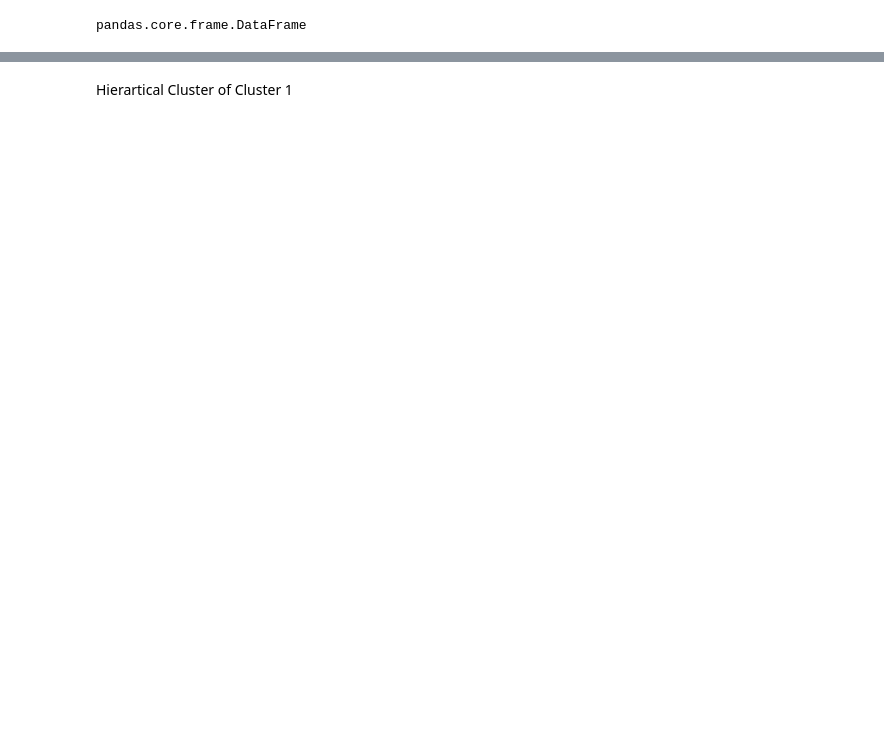
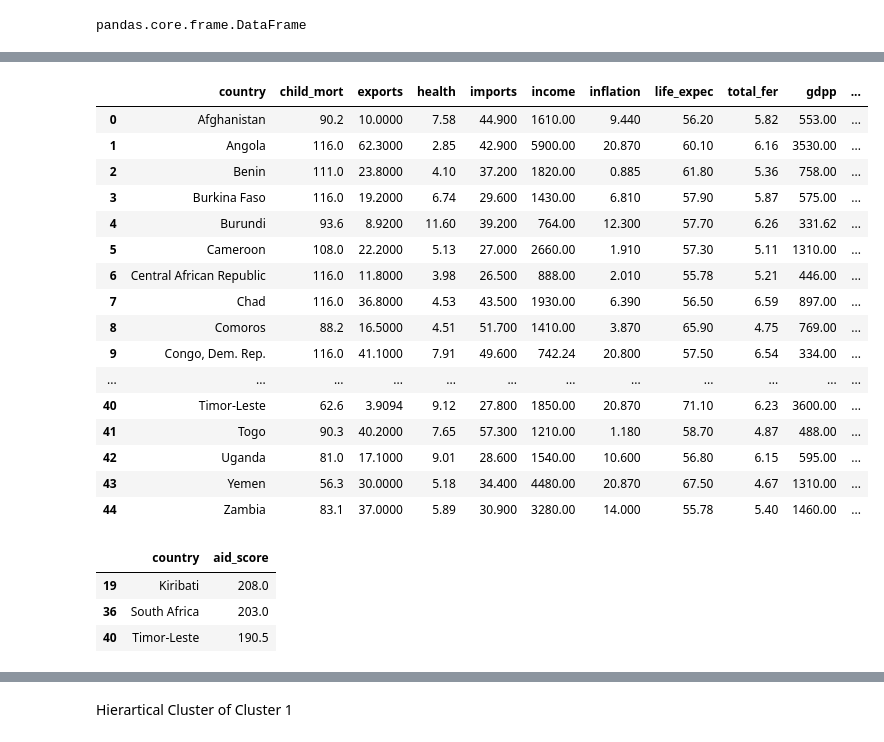
Before and after one commit to bytesbyt/ds_help_country, a Jupyter notebook: country.ipynb, the cells around one changed output, grey strips where cells are left out. Cells and saved outputs as stored; diff of their text form; code cells hidden in the pictures; blank space fills up the shorter version.

```diff
--- a/country.ipynb
+++ b/country.ipynb
@@ -475,3 +477,45 @@ cluster_1_df
+# %%
+# Normalize and rank compound scores (higher score = more need for aid)
+
+cluster_1_df['aid_score'] = (
+    cluster_1_df['child_mort'].rank(ascending=False) +  # Higher child mortality means more aid needed
+    cluster_1_df['gdpp'].rank(ascending=True) +  # Lower GDP per capita means more aid needed
+    cluster_1_df['income'].rank(ascending=True) +  # Lower income means more aid needed
+    cluster_1_df['life_expec'].rank(ascending=True) +  # Lower life expectancy means more aid needed
+    cluster_1_df['health'].rank(ascending=True) +  # Lower health expenditure means more aid needed
+    cluster_1_df['inflation'].rank(ascending=False)  # Higher inflation means more aid needed
+)
+
+cluster_1_df
+# %% [output]
+|  | country | child_mort | exports | health | imports | income | inflation | life_expec | total_fer | gdpp | ... |
+| 0 | Afghanistan | 90.2 | 10.0000 | 7.58 | 44.900 | 1610.00 | 9.440 | 56.20 | 5.82 | 553.00 | ... |
+| 1 | Angola | 116.0 | 62.3000 | 2.85 | 42.900 | 5900.00 | 20.870 | 60.10 | 6.16 | 3530.00 | ... |
+| 2 | Benin | 111.0 | 23.8000 | 4.10 | 37.200 | 1820.00 | 0.885 | 61.80 | 5.36 | 758.00 | ... |
+| 3 | Burkina Faso | 116.0 | 19.2000 | 6.74 | 29.600 | 1430.00 | 6.810 | 57.90 | 5.87 | 575.00 | ... |
+| 4 | Burundi | 93.6 | 8.9200 | 11.60 | 39.200 | 764.00 | 12.300 | 57.70 | 6.26 | 331.62 | ... |
+| 5 | Cameroon | 108.0 | 22.2000 | 5.13 | 27.000 | 2660.00 | 1.910 | 57.30 | 5.11 | 1310.00 | ... |
+| 6 | Central African Republic | 116.0 | 11.8000 | 3.98 | 26.500 | 888.00 | 2.010 | 55.78 | 5.21 | 446.00 | ... |
+| 7 | Chad | 116.0 | 36.8000 | 4.53 | 43.500 | 1930.00 | 6.390 | 56.50 | 6.59 | 897.00 | ... |
+| 8 | Comoros | 88.2 | 16.5000 | 4.51 | 51.700 | 1410.00 | 3.870 | 65.90 | 4.75 | 769.00 | ... |
+| 9 | Congo, Dem. Rep. | 116.0 | 41.1000 | 7.91 | 49.600 | 742.24 | 20.800 | 57.50 | 6.54 | 334.00 | ... |
+| ... | ... | ... | ... | ... | ... | ... | ... | ... | ... | ... | ... |
+| 40 | Timor-Leste | 62.6 | 3.9094 | 9.12 | 27.800 | 1850.00 | 20.870 | 71.10 | 6.23 | 3600.00 | ... |
+| 41 | Togo | 90.3 | 40.2000 | 7.65 | 57.300 | 1210.00 | 1.180 | 58.70 | 4.87 | 488.00 | ... |
+| 42 | Uganda | 81.0 | 17.1000 | 9.01 | 28.600 | 1540.00 | 10.600 | 56.80 | 6.15 | 595.00 | ... |
+| 43 | Yemen | 56.3 | 30.0000 | 5.18 | 34.400 | 4480.00 | 20.870 | 67.50 | 4.67 | 1310.00 | ... |
+| 44 | Zambia | 83.1 | 37.0000 | 5.89 | 30.900 | 3280.00 | 14.000 | 55.78 | 5.40 | 1460.00 | ... |
+# %%
+# Sort by aid score (higher score means more aid needed)
+df_sorted = cluster_1_df.sort_values(by='aid_score', ascending=False)
+
+# Display top 3 countries in need of aid
+df_sorted[['country', 'aid_score']].head(3)
+# %% [output]
+|  | country | aid_score |
+| 19 | Kiribati | 208.0 |
+| 36 | South Africa | 203.0 |
+| 40 | Timor-Leste | 190.5 |
 # %%
 cluster_1_df.info()
 # %% [output]
```
Also changed, not shown: parts of 22 cells of this notebook, 1 other file.
